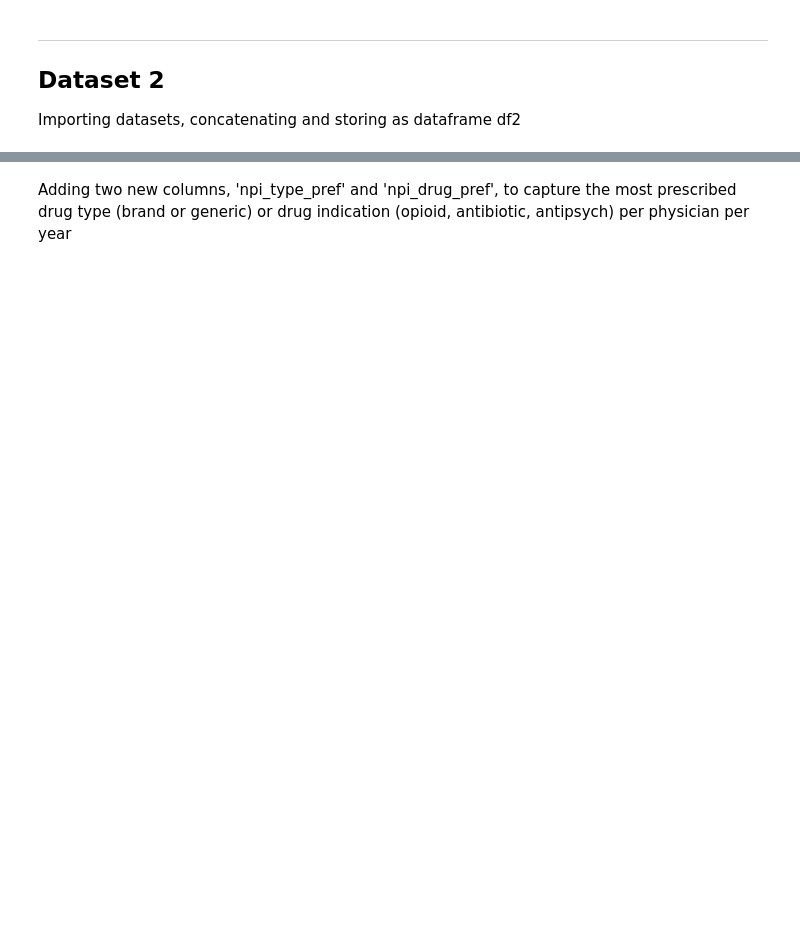
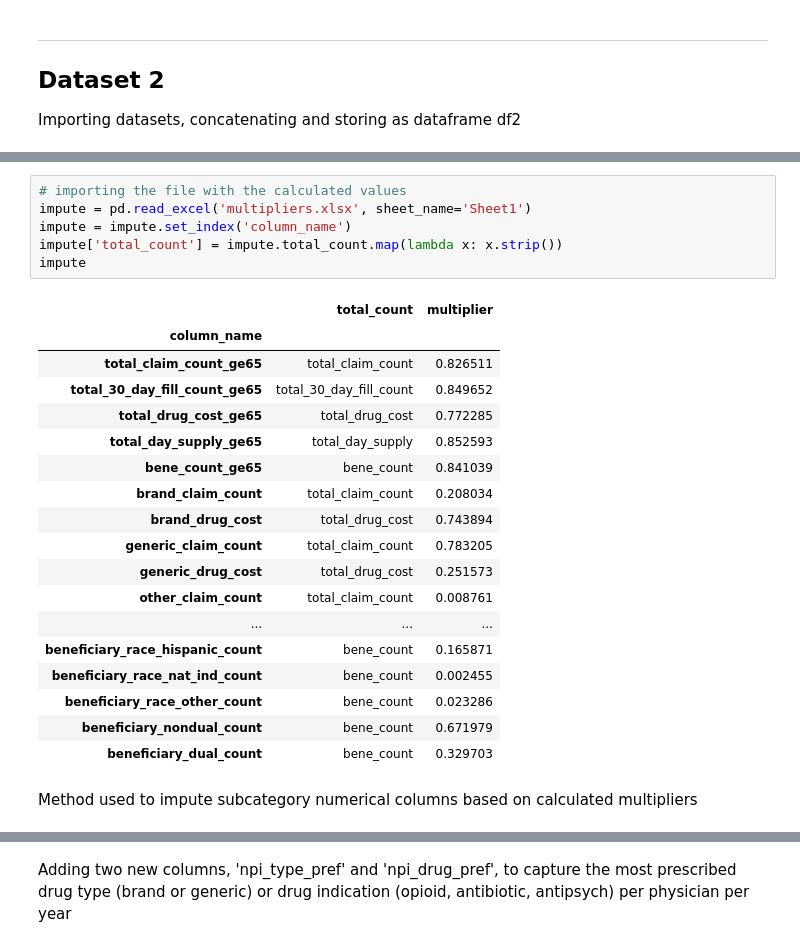
Before and after one commit to nwugocc/Capstone-Project-1, a Jupyter notebook: capstone_1_mini_project_data_wrangling.ipynb, the cells around one changed output, grey strips where cells are left out. Drawn from its saved outputs; the diff is of its cells as text; blank space fills up the shorter version.

```diff
--- a/capstone_1_mini_project_data_wrangling.ipynb
+++ b/capstone_1_mini_project_data_wrangling.ipynb
@@ -248,0 +279,27 @@ df2_clean.shape
+# %%
+# importing the file with the calculated values
+impute = pd.read_excel('multipliers.xlsx', sheet_name='Sheet1')
+impute = impute.set_index('column_name')
+impute['total_count'] = impute.total_count.map(lambda x: x.strip())
+impute
+# %% [output]
+|  | total_count | multiplier |
+| column_name |  |  |
+| total_claim_count_ge65 | total_claim_count | 0.826511 |
+| total_30_day_fill_count_ge65 | total_30_day_fill_count | 0.849652 |
+| total_drug_cost_ge65 | total_drug_cost | 0.772285 |
+| total_day_supply_ge65 | total_day_supply | 0.852593 |
+| bene_count_ge65 | bene_count | 0.841039 |
+| brand_claim_count | total_claim_count | 0.208034 |
+| brand_drug_cost | total_drug_cost | 0.743894 |
+| generic_claim_count | total_claim_count | 0.783205 |
+| generic_drug_cost | total_drug_cost | 0.251573 |
+| other_claim_count | total_claim_count | 0.008761 |
+| ... | ... | ... |
+| beneficiary_race_hispanic_count | bene_count | 0.165871 |
+| beneficiary_race_nat_ind_count | bene_count | 0.002455 |
+| beneficiary_race_other_count | bene_count | 0.023286 |
+| beneficiary_nondual_count | bene_count | 0.671979 |
+| beneficiary_dual_count | bene_count | 0.329703 |
+# %% [markdown]
+Method used to impute subcategory numerical columns based on calculated multipliers
```
Also changed, not shown: parts of 35 cells of this notebook.
